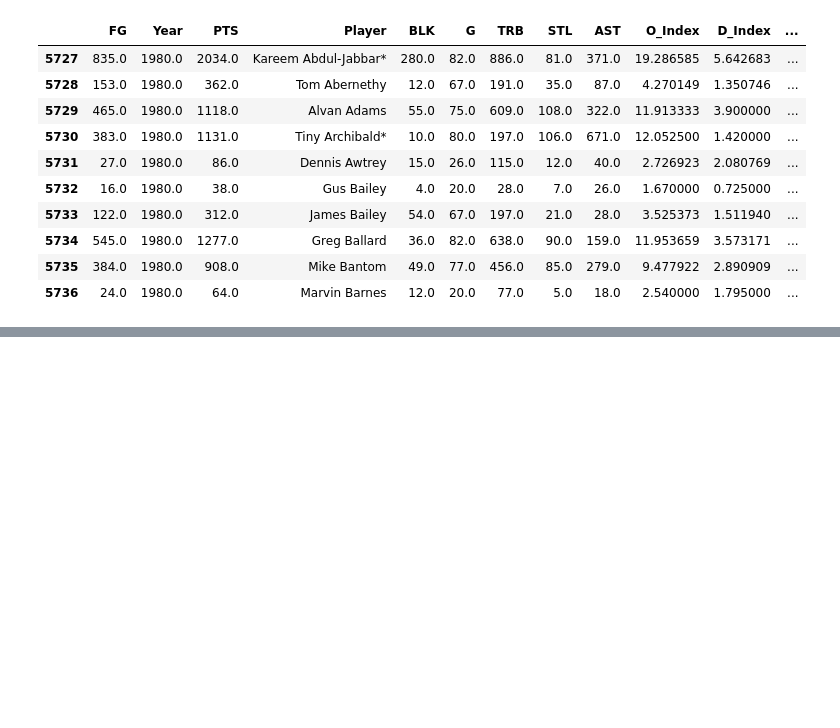
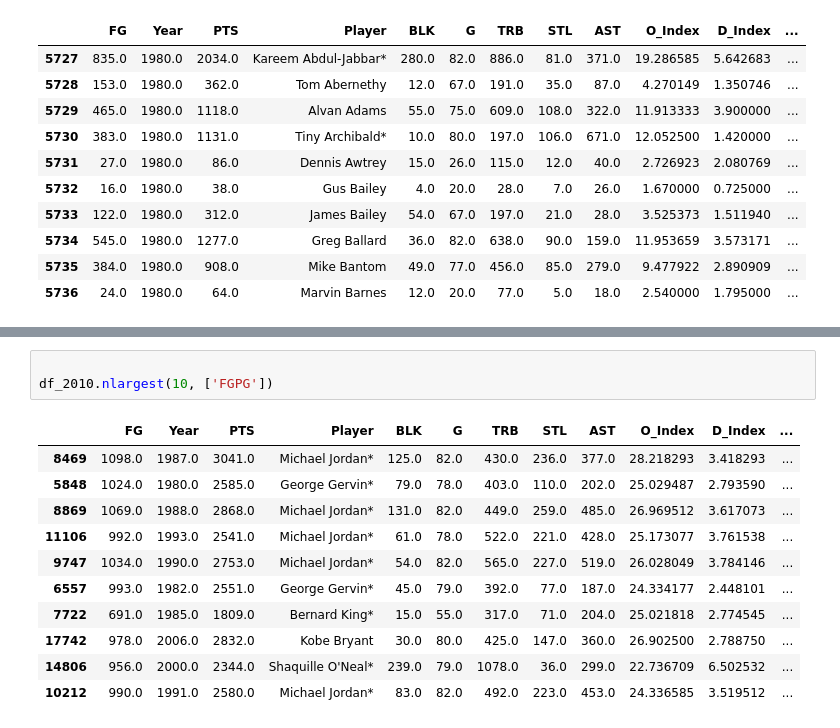
Before and after one commit to puglord88/Purple_Team_Project_1, a Jupyter notebook: NBA DATA CLEAN.ipynb, the cells around one changed output, grey strips where cells are left out. Saved outputs shown, nothing was run; the diff lists cells and outputs as text; blank space fills up the shorter version.

```diff
--- a/NBA DATA CLEAN.ipynb
+++ b/NBA DATA CLEAN.ipynb
@@ -326,0 +526,15 @@ df_2010.head()
+# %%
+
+df_2010.nlargest(10, ['FGPG'])
+# %% [output]
+|  | FG | Year | PTS | Player | BLK | G | TRB | STL | AST | O_Index | D_Index | ... |
+| 8469 | 1098.0 | 1987.0 | 3041.0 | Michael Jordan* | 125.0 | 82.0 | 430.0 | 236.0 | 377.0 | 28.218293 | 3.418293 | ... |
+| 5848 | 1024.0 | 1980.0 | 2585.0 | George Gervin* | 79.0 | 78.0 | 403.0 | 110.0 | 202.0 | 25.029487 | 2.793590 | ... |
+| 8869 | 1069.0 | 1988.0 | 2868.0 | Michael Jordan* | 131.0 | 82.0 | 449.0 | 259.0 | 485.0 | 26.969512 | 3.617073 | ... |
+| 11106 | 992.0 | 1993.0 | 2541.0 | Michael Jordan* | 61.0 | 78.0 | 522.0 | 221.0 | 428.0 | 25.173077 | 3.761538 | ... |
+| 9747 | 1034.0 | 1990.0 | 2753.0 | Michael Jordan* | 54.0 | 82.0 | 565.0 | 227.0 | 519.0 | 26.028049 | 3.784146 | ... |
+| 6557 | 993.0 | 1982.0 | 2551.0 | George Gervin* | 45.0 | 79.0 | 392.0 | 77.0 | 187.0 | 24.334177 | 2.448101 | ... |
+| 7722 | 691.0 | 1985.0 | 1809.0 | Bernard King* | 15.0 | 55.0 | 317.0 | 71.0 | 204.0 | 25.021818 | 2.774545 | ... |
+| 17742 | 978.0 | 2006.0 | 2832.0 | Kobe Bryant | 30.0 | 80.0 | 425.0 | 147.0 | 360.0 | 26.902500 | 2.788750 | ... |
+| 14806 | 956.0 | 2000.0 | 2344.0 | Shaquille O'Neal* | 239.0 | 79.0 | 1078.0 | 36.0 | 299.0 | 22.736709 | 6.502532 | ... |
+| 10212 | 990.0 | 1991.0 | 2580.0 | Michael Jordan* | 83.0 | 82.0 | 492.0 | 223.0 | 453.0 | 24.336585 | 3.519512 | ... |
```
Also changed, not shown: parts of 13 cells of this notebook.
